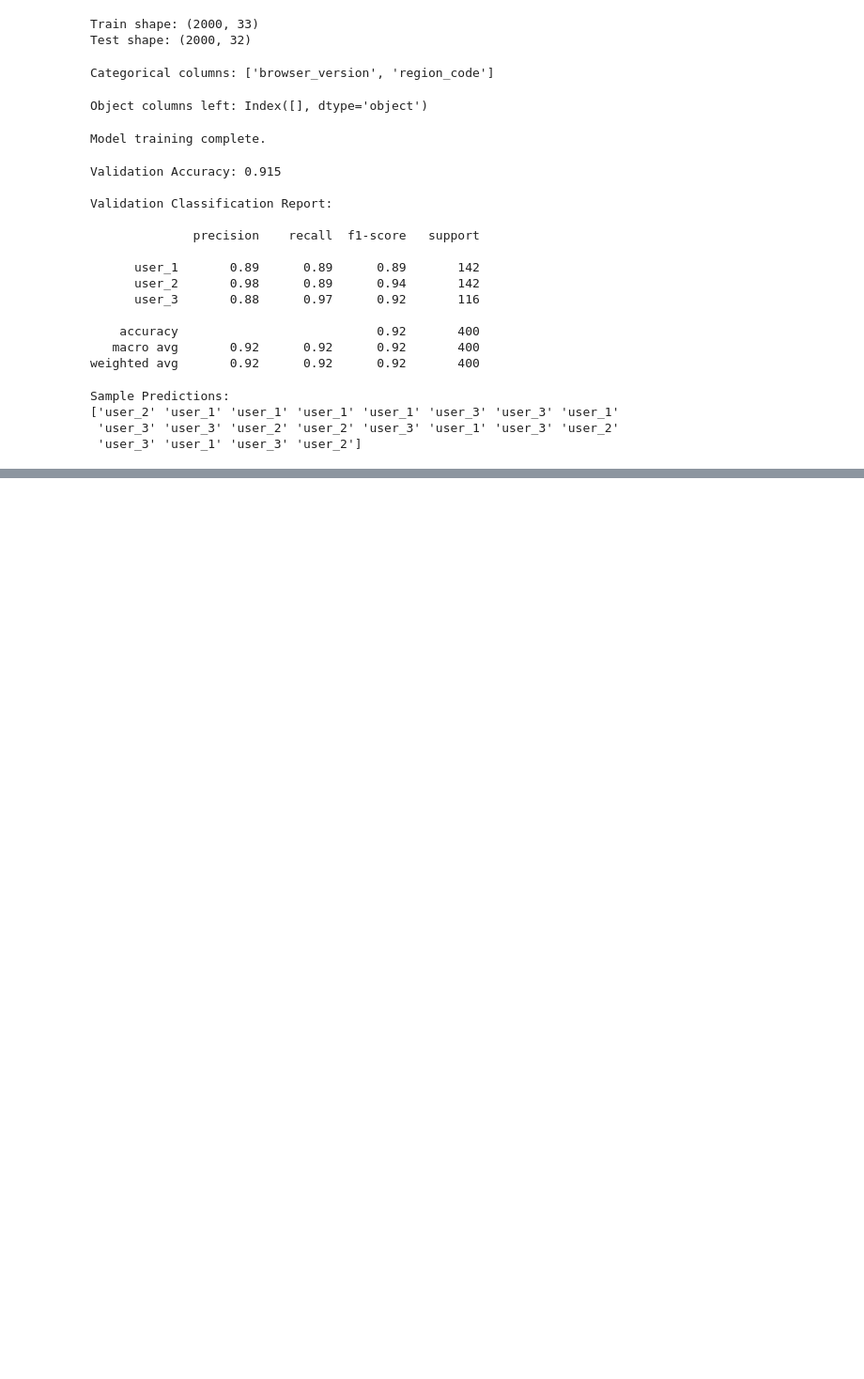
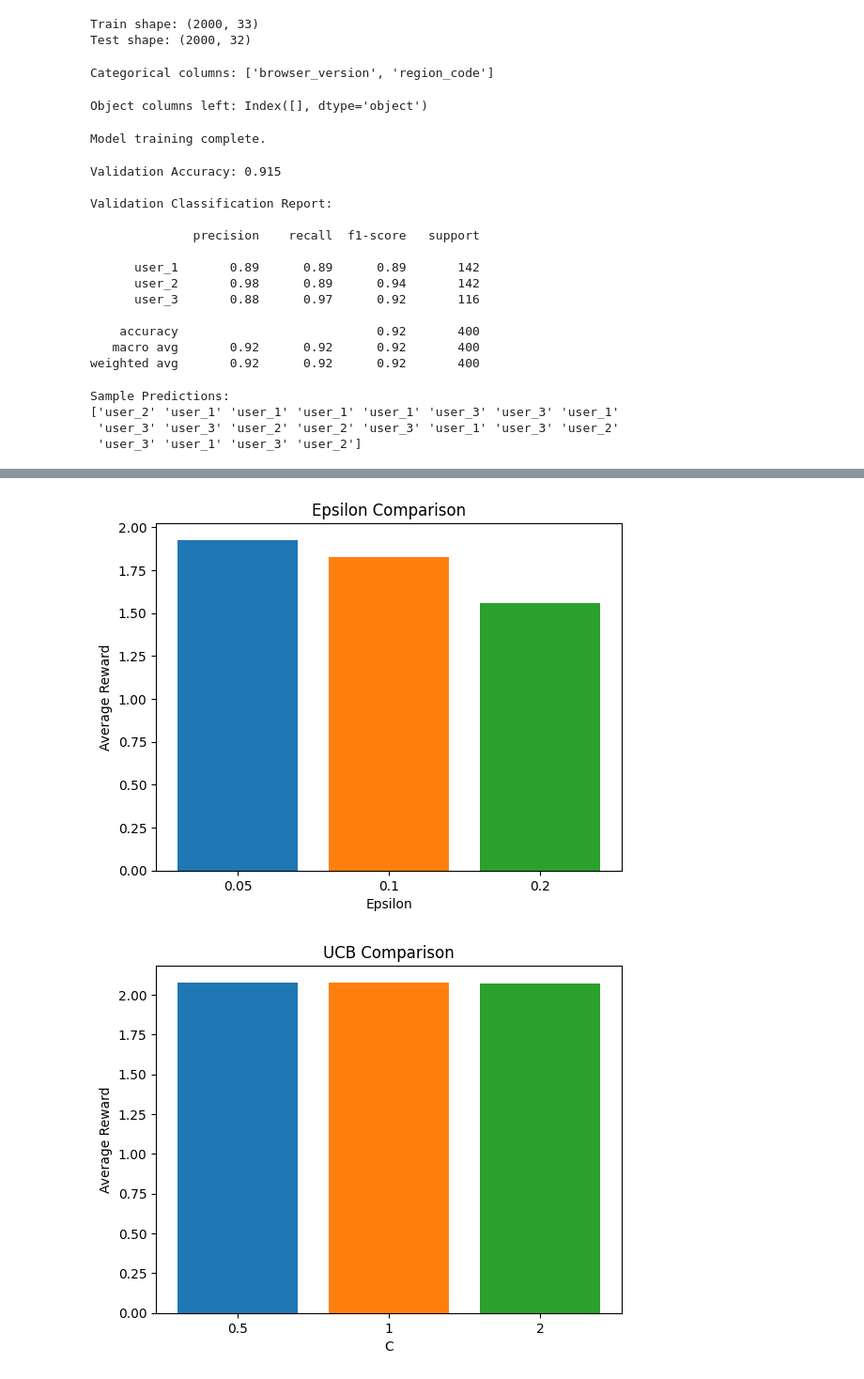
Before and after one commit to BhavyaPathak23/lab3-contextual-bandit, a Jupyter notebook: lab3_results_U20230136.ipynb, the cells around one changed output, grey strips where cells are left out. Shown at 94% size. Saved outputs shown, nothing was run; the diff lists cells and outputs as text; code cells hidden in the pictures; blank space fills up the shorter version.

```diff
--- a/lab3_results_U20230136.ipynb
+++ b/lab3_results_U20230136.ipynb
@@ -129,0 +367,23 @@ Sample Predictions:
+# %%
+# PARAMETER COMPARISON
+
+for e in eps_values:
+    avg=np.mean(eps_results[e][1])
+    plt.bar(str(e),avg)
+
+plt.xlabel("Epsilon")
+plt.ylabel("Average Reward")
+plt.title("Epsilon Comparison")
+plt.show()
+
+for c in ucb_values:
+    avg=np.mean(ucb_results[c][1])
+    plt.bar(str(c),avg)
+
+plt.xlabel("C")
+plt.ylabel("Average Reward")
+plt.title("UCB Comparison")
+plt.show()
+# %% [output]
+[figure, added]
+[figure, added]
```
Also changed, not shown: parts of 15 cells of this notebook.
